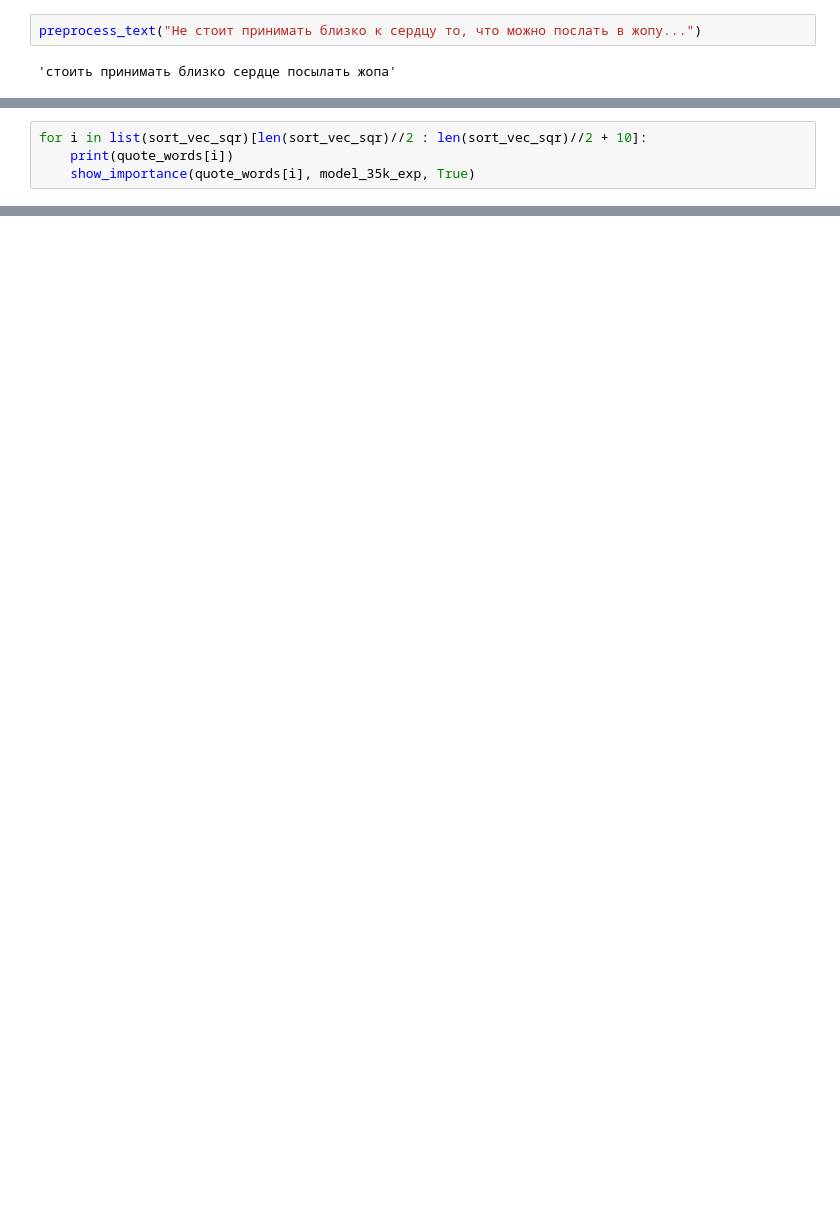
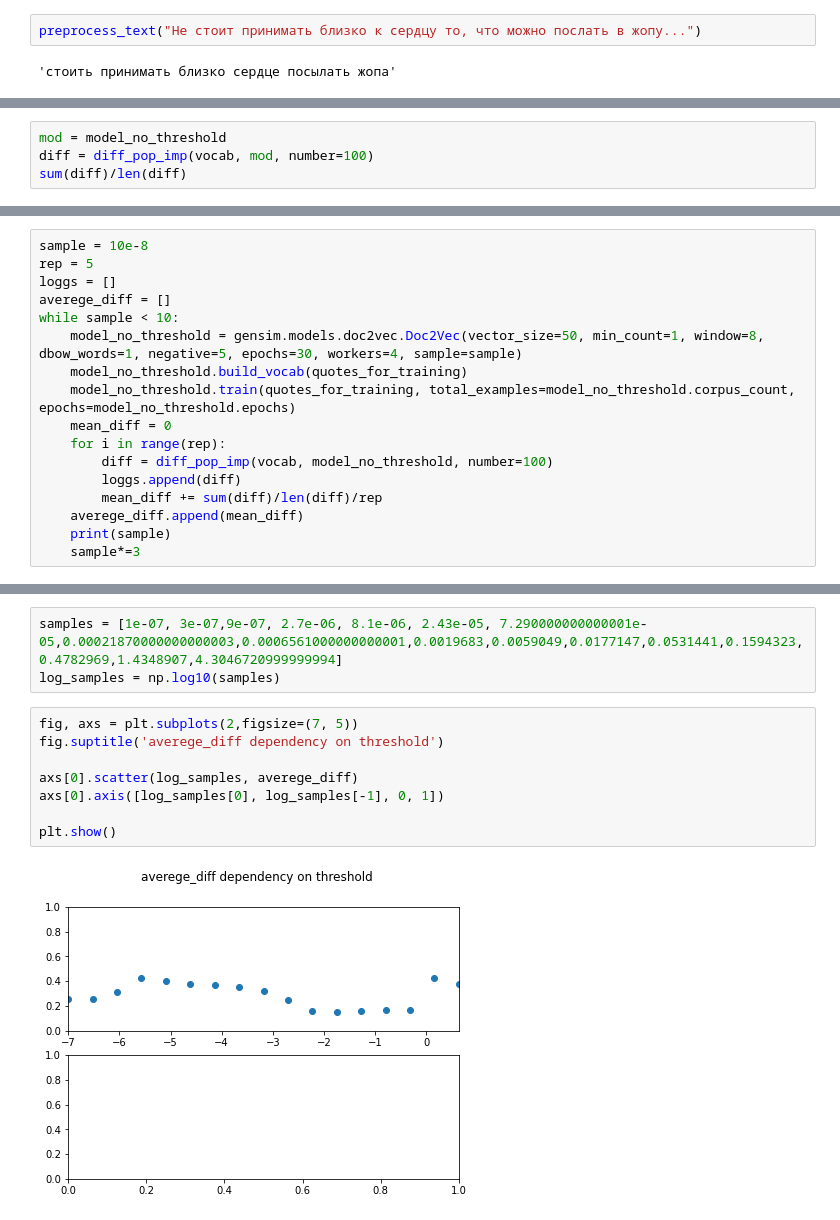
Before and after one commit to featztex/PsychoBot, a Jupyter notebook: ml/model_d2v_35k.ipynb, the cells around one changed output, grey strips where cells are left out. Saved outputs shown, nothing was run; the diff lists cells and outputs as text; blank space fills up the shorter version.

Commit message:
visualization of the meaning of the threshold parameter

```diff
--- a/ml/model_d2v_35k.ipynb
+++ b/ml/model_d2v_35k.ipynb
@@ -423,4 +245,0 @@ plt.show()
-# %%
-for i in list(sort_vec_sqr)[len(sort_vec_sqr)//2 : len(sort_vec_sqr)//2 + 10]:
-    print(quote_words[i])
-    show_importance(quote_words[i], model_35k_exp, True)
@@ -447,0 +409,4 @@ for i in list(sort_vec_sqr)[len(sort_vec_sqr)//2 : len(sort_vec_sqr)//2 + 10]:
+# %%
+mod = model_no_threshold
+diff = diff_pop_imp(vocab, mod, number=100)
+sum(diff)/len(diff)
@@ -447,0 +425,17 @@ for i in list(sort_vec_sqr)[len(sort_vec_sqr)//2 : len(sort_vec_sqr)//2 + 10]:
+# %%
+sample = 10e-8
+rep = 5
+loggs = []
+averege_diff = []
+while sample < 10:
+    model_no_threshold = gensim.models.doc2vec.Doc2Vec(vector_size=50, min_count=1, window=8, dbow_words=1, negative=5, epochs=30, workers=4, sample=sample)
+    model_no_threshold.build_vocab(quotes_for_training)
+    model_no_threshold.train(quotes_for_training, total_examples=model_no_threshold.corpus_count, epochs=model_no_threshold.epochs)
+    mean_diff = 0
+    for i in range(rep):
+        diff = diff_pop_imp(vocab, model_no_threshold, number=100)
+        loggs.append(diff)
+        mean_diff += sum(diff)/len(diff)/rep
+    averege_diff.append(mean_diff)
+    print(sample)
+    sample*=3
@@ -447,0 +460,13 @@ for i in list(sort_vec_sqr)[len(sort_vec_sqr)//2 : len(sort_vec_sqr)//2 + 10]:
+# %%
+samples = [1e-07, 3e-07,9e-07, 2.7e-06, 8.1e-06, 2.43e-05, 7.290000000000001e-05,0.00021870000000000003,0.0006561000000000001,0.0019683,0.0059049,0.0177147,0.0531441,0.1594323,0.4782969,1.4348907,4.3046720999999994]
+log_samples = np.log10(samples)
+# %%
+fig, axs = plt.subplots(2,figsize=(7, 5))
+fig.suptitle('averege_diff dependency on threshold')
+
+axs[0].scatter(log_samples, averege_diff)
+axs[0].axis([log_samples[0], log_samples[-1], 0, 1])
+
+plt.show()
+# %% [output]
+[figure, added]
```
Also changed, not shown: parts of 42 cells of this notebook.
